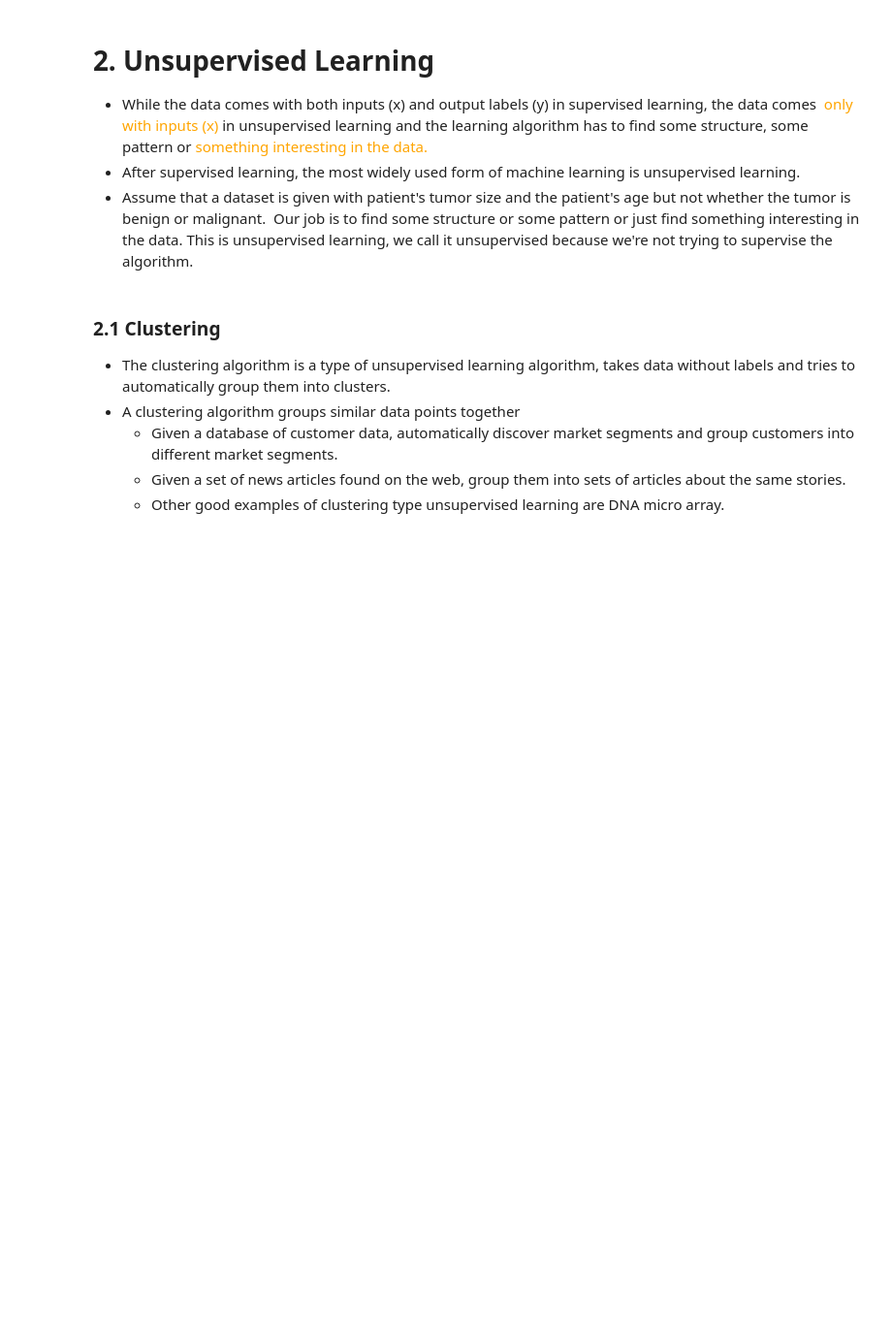
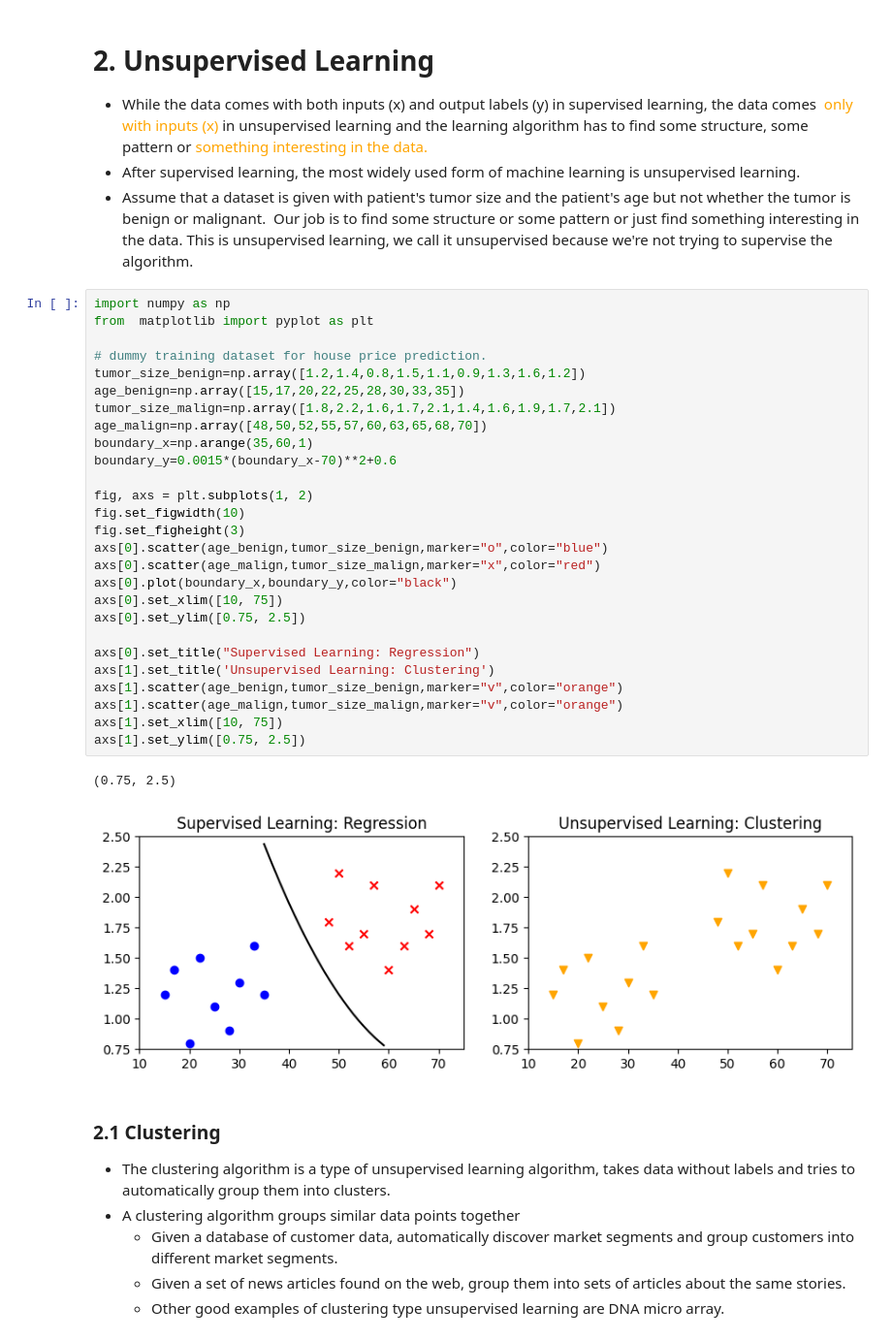
Before and after one commit to rctn-dev/machine-learning-from-scratch, a Jupyter notebook: ml_notebook.ipynb, the cells around one changed output. Shown at 97% size. Drawn from its saved outputs; the diff is of its cells as text; blank space fills up the shorter version.

```diff
--- a/ml_notebook.ipynb
+++ b/ml_notebook.ipynb
@@ -66,6 +95,36 @@ plt.show()
 * While the data comes with both inputs (x) and output labels (y) in supervised learning, the data comes <span style="color:orange"> only with inputs (x)</span> in unsupervised learning  and the learning algorithm has to find some structure, some pattern or <span style="color:orange">something interesting in the data.</span>
 * After supervised learning, the most widely used form of machine learning is unsupervised learning.
 * Assume that a dataset is given with patient's tumor size and the patient's age but not whether the tumor is benign or malignant.  Our job is to find some structure or some pattern or just find something interesting in the data. This is unsupervised learning, we call it unsupervised because we're not trying to supervise the algorithm.
+# %%
+import numpy as np
+from  matplotlib import pyplot as plt
+
+# dummy training dataset for house price prediction.
+tumor_size_benign=np.array([1.2,1.4,0.8,1.5,1.1,0.9,1.3,1.6,1.2])
+age_benign=np.array([15,17,20,22,25,28,30,33,35])
+tumor_size_malign=np.array([1.8,2.2,1.6,1.7,2.1,1.4,1.6,1.9,1.7,2.1])
+age_malign=np.array([48,50,52,55,57,60,63,65,68,70])
+boundary_x=np.arange(35,60,1)
+boundary_y=0.0015*(boundary_x-70)**2+0.6
+
+fig, axs = plt.subplots(1, 2)
+fig.set_figwidth(10)
+fig.set_figheight(3)
+axs[0].scatter(age_benign,tumor_size_benign,marker="o",color="blue")
+axs[0].scatter(age_malign,tumor_size_malign,marker="x",color="red")
+axs[0].plot(boundary_x,boundary_y,color="black")
+axs[0].set_xlim([10, 75])
+axs[0].set_ylim([0.75, 2.5])
+
+axs[0].set_title("Supervised Learning: Regression")
+axs[1].set_title('Unsupervised Learning: Clustering')
+axs[1].scatter(age_benign,tumor_size_benign,marker="v",color="orange")
+axs[1].scatter(age_malign,tumor_size_malign,marker="v",color="orange")
+axs[1].set_xlim([10, 75])
+axs[1].set_ylim([0.75, 2.5])
+# %% [output]
+(0.75, 2.5)
+[figure, added]
 # %% [markdown]
 ### 2.1 Clustering
 * The clustering algorithm is a type of unsupervised learning algorithm, takes data without labels and tries to automatically group them into clusters.
```
Also changed, not shown: parts of 2 cells of this notebook.
